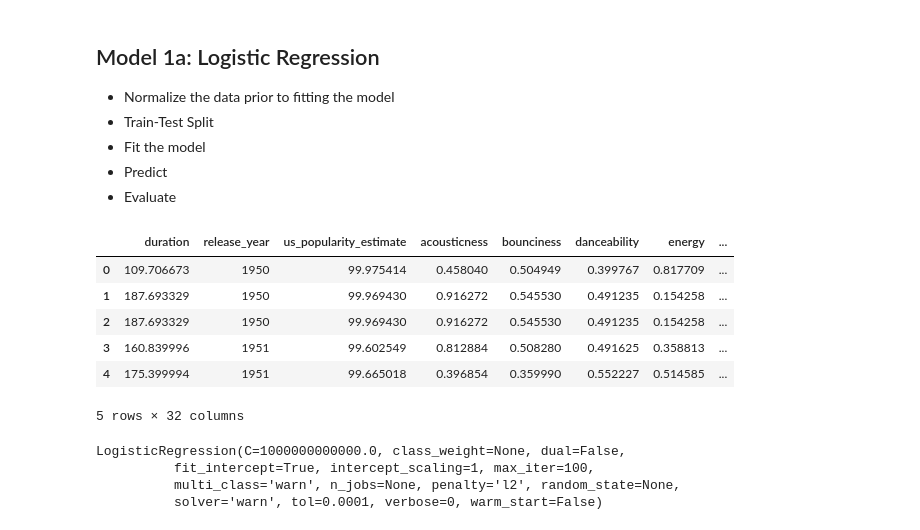
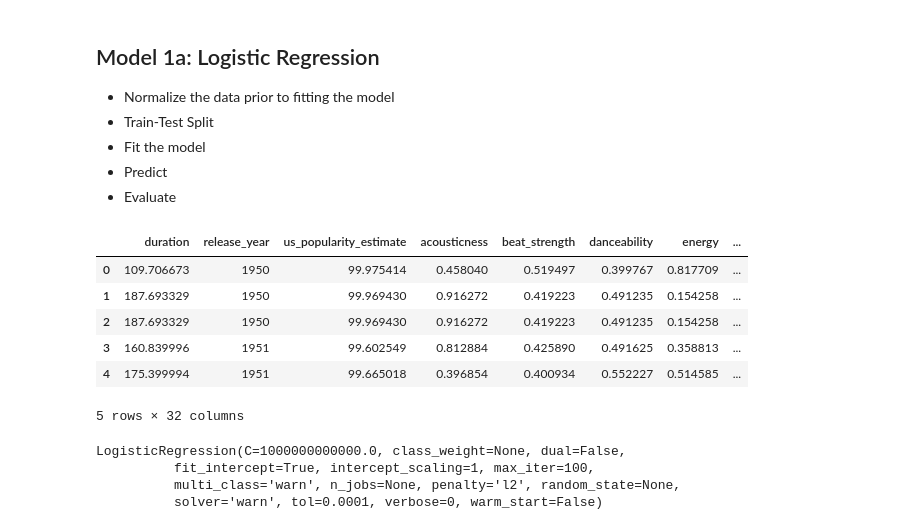
Before and after one commit to chelseapower/dsc-3-final-project-online-ds-pt-011419, a Jupyter notebook: student.ipynb, the cells around one changed output. Saved outputs shown, nothing was run; the diff lists cells and outputs as text; code cells hidden in the pictures.

```diff
--- a/student.ipynb
+++ b/student.ipynb
@@ -293,25 +293,25 @@ heatmap = sns.heatmap(correlation, annot=True, linewidths=0, vmin=-1, cmap="RdBu
 y = df_music_log['not_skipped']
 X = df_music_log.drop('not_skipped', axis = 1)
 # %%
-# Removed beat_strength and dyn_range_mean based on multicolinearity from Linear Regression Heatmap
+# Removed bounciness based on multicolinearity from Linear Regression Heatmap
 # Normalizing the data prior to fitting the model.
 
-x_feats = ['duration','release_year','us_popularity_estimate','acousticness','bounciness',
+x_feats = ['duration','release_year','us_popularity_estimate','acousticness','beat_strength',
            'danceability','energy','flatness','instrumentalness','key','liveness','loudness',
            'mechanism','organism','mode','speechiness','tempo','time_signature','valence',
            'acoustic_vector_0','acoustic_vector_1','acoustic_vector_2','acoustic_vector_3',
            'acoustic_vector_4','acoustic_vector_5','acoustic_vector_6','acoustic_vector_7',
            'hist_user_behavior_n_seekfwd','hist_user_behavior_n_seekback','hour_of_day','premium']
 X = pd.get_dummies(df_music_log[x_feats], drop_first=False)
 y = df_music_log.not_skipped
 X.head()
 # %% [output]
-|  | duration | release_year | us_popularity_estimate | acousticness | bounciness | danceability | energy | ... |
-| 0 | 109.706673 | 1950 | 99.975414 | 0.458040 | 0.504949 | 0.399767 | 0.817709 | ... |
-| 1 | 187.693329 | 1950 | 99.969430 | 0.916272 | 0.545530 | 0.491235 | 0.154258 | ... |
-| 2 | 187.693329 | 1950 | 99.969430 | 0.916272 | 0.545530 | 0.491235 | 0.154258 | ... |
-| 3 | 160.839996 | 1951 | 99.602549 | 0.812884 | 0.508280 | 0.491625 | 0.358813 | ... |
-| 4 | 175.399994 | 1951 | 99.665018 | 0.396854 | 0.359990 | 0.552227 | 0.514585 | ... |
+|  | duration | release_year | us_popularity_estimate | acousticness | beat_strength | danceability | energy | ... |
+| 0 | 109.706673 | 1950 | 99.975414 | 0.458040 | 0.519497 | 0.399767 | 0.817709 | ... |
+| 1 | 187.693329 | 1950 | 99.969430 | 0.916272 | 0.419223 | 0.491235 | 0.154258 | ... |
+| 2 | 187.693329 | 1950 | 99.969430 | 0.916272 | 0.419223 | 0.491235 | 0.154258 | ... |
+| 3 | 160.839996 | 1951 | 99.602549 | 0.812884 | 0.425890 | 0.491625 | 0.358813 | ... |
+| 4 | 175.399994 | 1951 | 99.665018 | 0.396854 | 0.400934 | 0.552227 | 0.514585 | ... |
 5 rows × 32 columns
 # %%
 from sklearn.model_selection import train_test_split
```
Also changed, not shown: parts of 26 cells of this notebook, 2 other files.
